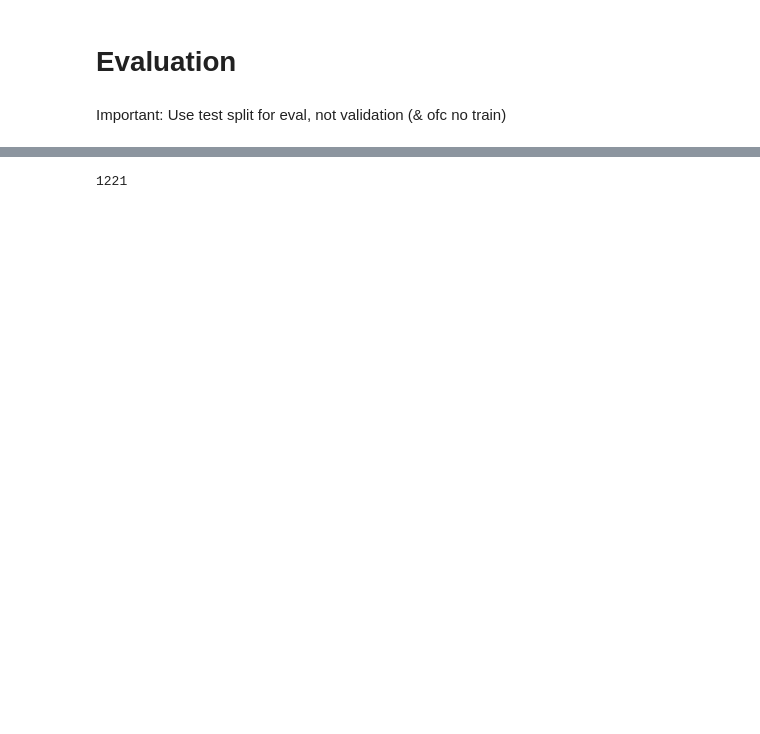
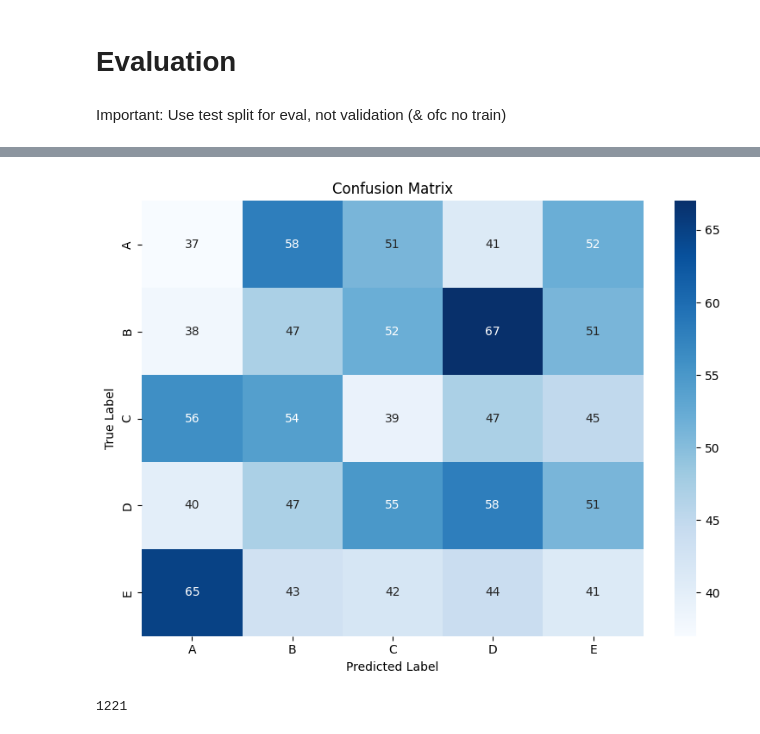
Before and after one commit to FabianDubach/NLP, a Jupyter notebook: _Project/project_2.ipynb, the cells around one changed output, grey strips where cells are left out. Drawn from its saved outputs; the diff is of its cells as text; code cells hidden in the pictures; blank space fills up the shorter version.

```diff
--- a/_Project/project_2.ipynb
+++ b/_Project/project_2.ipynb
@@ -1512,0 +1491,7 @@ random_model_results = evaluate(random_bert_model, test_dataloader, device)
+# %%
+# best model in theory
+best_random_model_path = "./checkpoints/sweep-t666b3vz-2025-05-15_00-57-35/best_random_transformer_model.pt"
+random_bert_model.load_state_dict(torch.load(best_random_model_path))
+random_bert_model.to(device)
+random_bert_model.eval()
+test_results_random_model = evaluate(random_bert_model, test_dataloader, device)
@@ -1513,3 +1506,20 @@ random_model_results = evaluate(random_bert_model, test_dataloader, device)
+# %%
+# Get the confusion matrix
+cm = test_results_random_model['confusion_matrix']
+
+# Define class labels (A-E)
+labels = ['A', 'B', 'C', 'D', 'E']
+
+# Plot the confusion matrix
+plt.figure(figsize=(8, 6))
+sns.heatmap(cm, annot=True, fmt='d', cmap='Blues', xticklabels=labels, yticklabels=labels)
+plt.xlabel('Predicted Label')
+plt.ylabel('True Label')
+plt.title('Confusion Matrix')
+plt.tight_layout()
+plt.show()
+# %% [output]
+[figure, added]
 # %%
 print(len(test))
 # %% [output]
```
Also changed, not shown: parts of 21 cells of this notebook.
